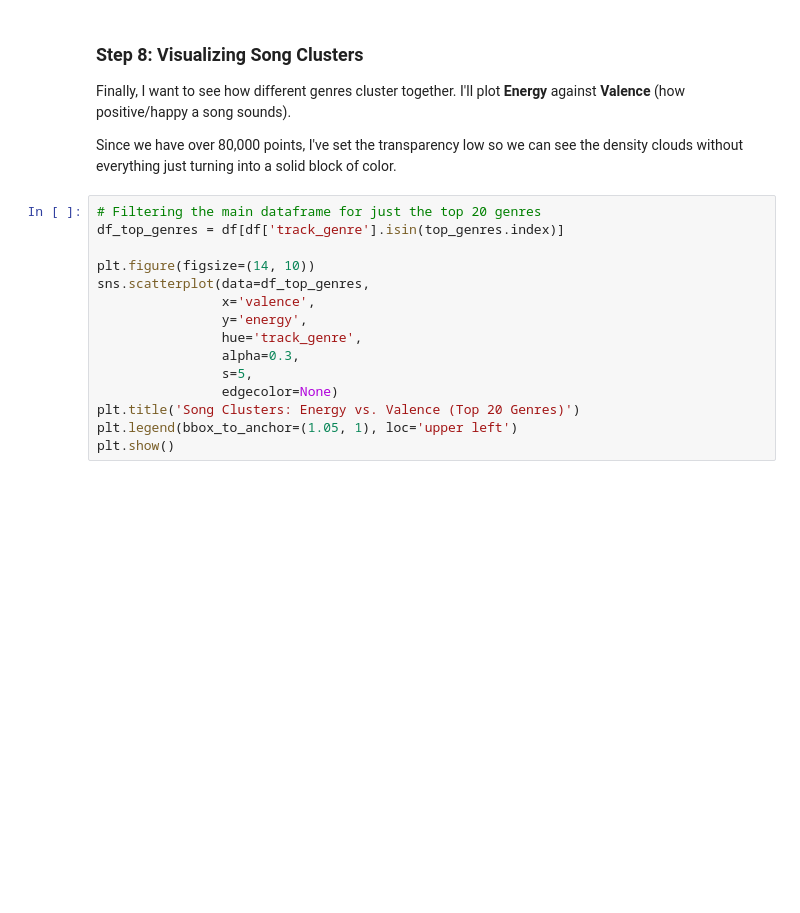
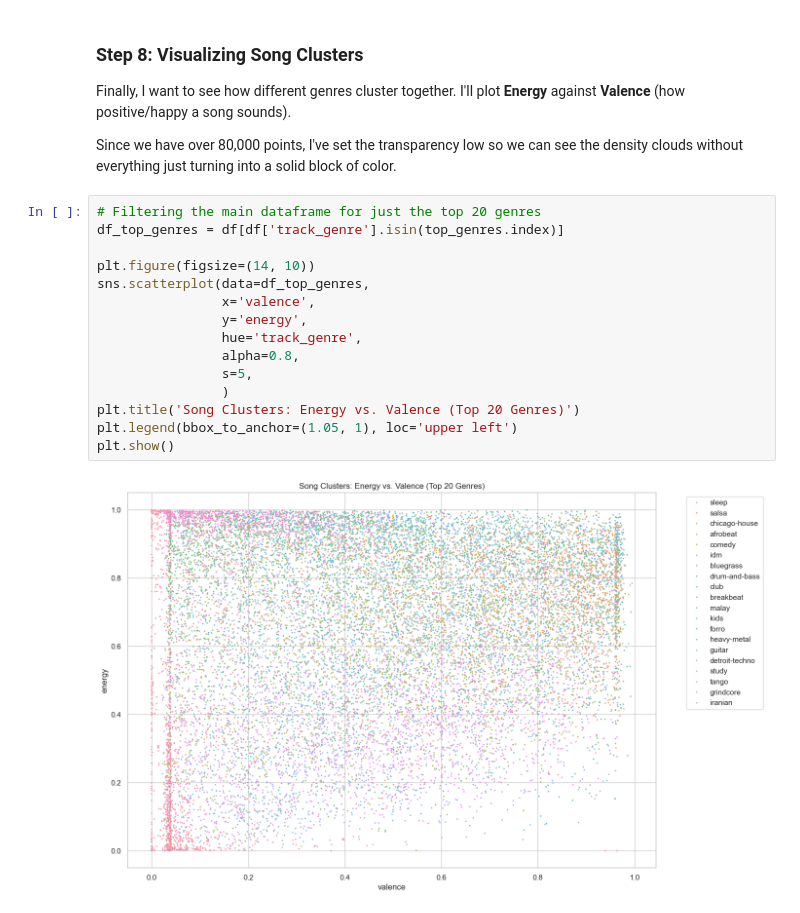
Before and after one commit to GoldleoM/Frenzi-Song-Recommending-System, a Jupyter notebook: song_recommender.ipynb, the cells around one changed output. Drawn from its saved outputs; the diff is of its cells as text; blank space fills up the shorter version.

```diff
--- a/song_recommender.ipynb
+++ b/song_recommender.ipynb
@@ -142,15 +168,17 @@ Since we have over 80,000 points, I've set the transparency low so we can see th
 # %%
 # Filtering the main dataframe for just the top 20 genres
 df_top_genres = df[df['track_genre'].isin(top_genres.index)]
 
 plt.figure(figsize=(14, 10))
 sns.scatterplot(data=df_top_genres,
                 x='valence',
                 y='energy',
                 hue='track_genre',
-                alpha=0.3,
+                alpha=0.8,
                 s=5,
-                edgecolor=None)
+                )
 plt.title('Song Clusters: Energy vs. Valence (Top 20 Genres)')
 plt.legend(bbox_to_anchor=(1.05, 1), loc='upper left')
 plt.show()
+# %% [output]
+[figure, added]
```
Also changed, not shown: parts of 14 cells of this notebook, 31 other files.
